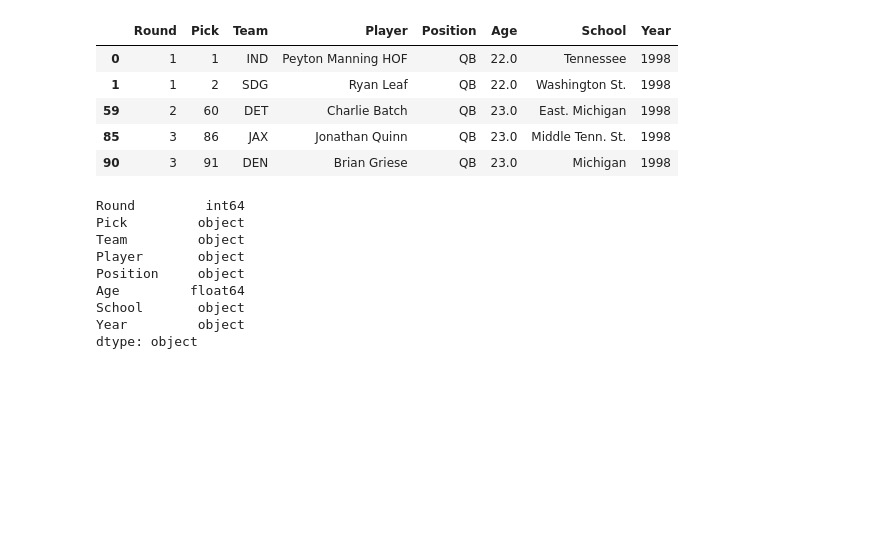
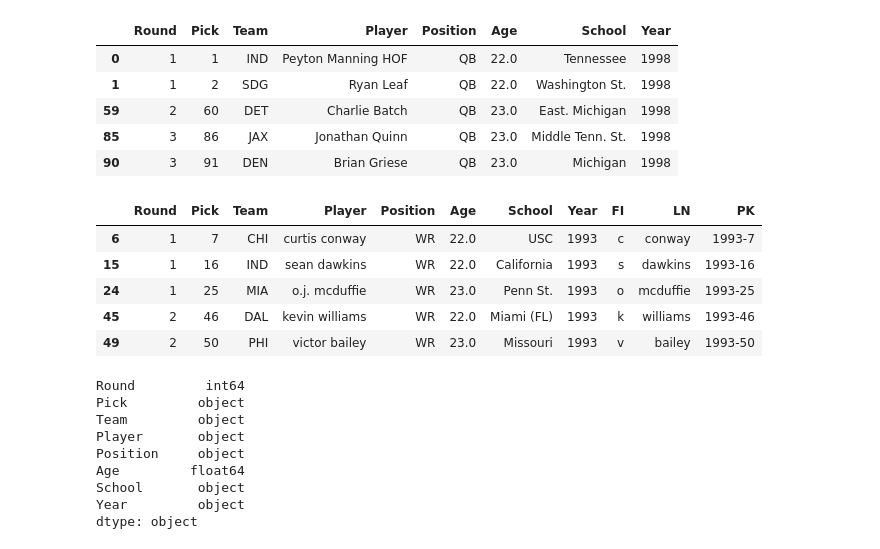
Before and after one commit to billysco/CapstoneFFProject, a Jupyter notebook: Main.ipynb, the cells around one changed output. Cells and saved outputs as stored; diff of their text form; code cells hidden in the pictures; blank space fills up the shorter version.

```diff
--- a/Main.ipynb
+++ b/Main.ipynb
@@ -618,6 +625,15 @@ wr_full['Player'] = wr_full['Player'].str.replace(" sr", "")
 wr_full['Player'] = wr_full['Player'].str.replace(" sr.", "")
 wr_full['Player'] = wr_full['Player'].str.replace(" iii", "")
 wr_full['Player'] = wr_full['Player'].str.replace(" ii", "")
+# %%
+wr_full.head()
+# %% [output]
+|  | Round | Pick | Team | Player | Position | Age | School | Year | FI | LN | PK |
+| 6 | 1 | 7 | CHI | curtis conway | WR | 22.0 | USC | 1993 | c | conway | 1993-7 |
+| 15 | 1 | 16 | IND | sean dawkins | WR | 22.0 | California | 1993 | s | dawkins | 1993-16 |
+| 24 | 1 | 25 | MIA | o.j. mcduffie | WR | 23.0 | Penn St. | 1993 | o | mcduffie | 1993-25 |
+| 45 | 2 | 46 | DAL | kevin williams | WR | 22.0 | Miami (FL) | 1993 | k | williams | 1993-46 |
+| 49 | 2 | 50 | PHI | victor bailey | WR | 23.0 | Missouri | 1993 | v | bailey | 1993-50 |
 # %%
 wr_full['Year'] = wr_full['Year'].astype(str)
 wr_full['Pick'] = wr_full['Pick'].astype(str)
```
Also changed, not shown: parts of 11 cells of this notebook, 4 other files.
